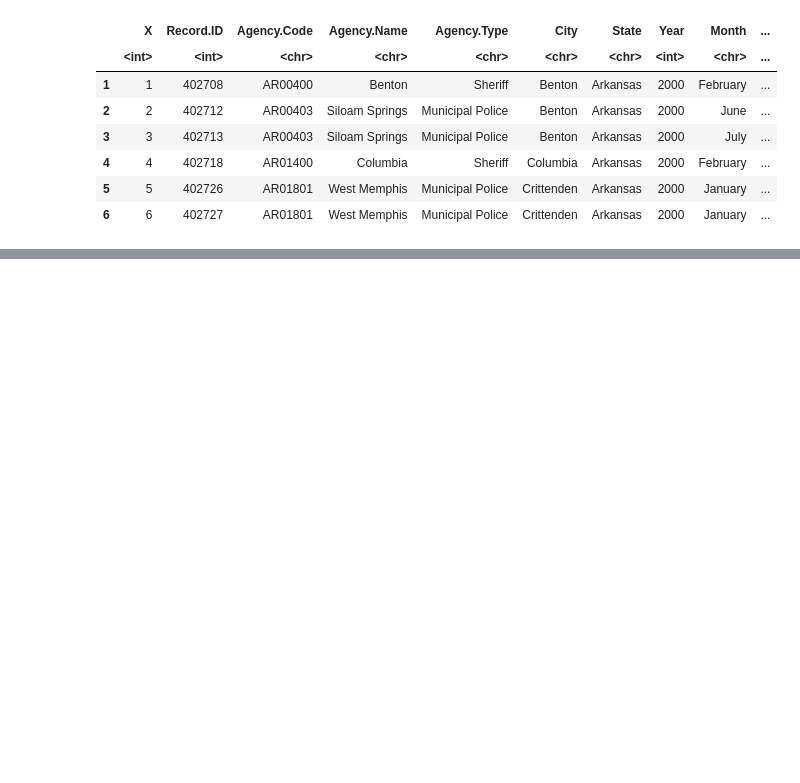
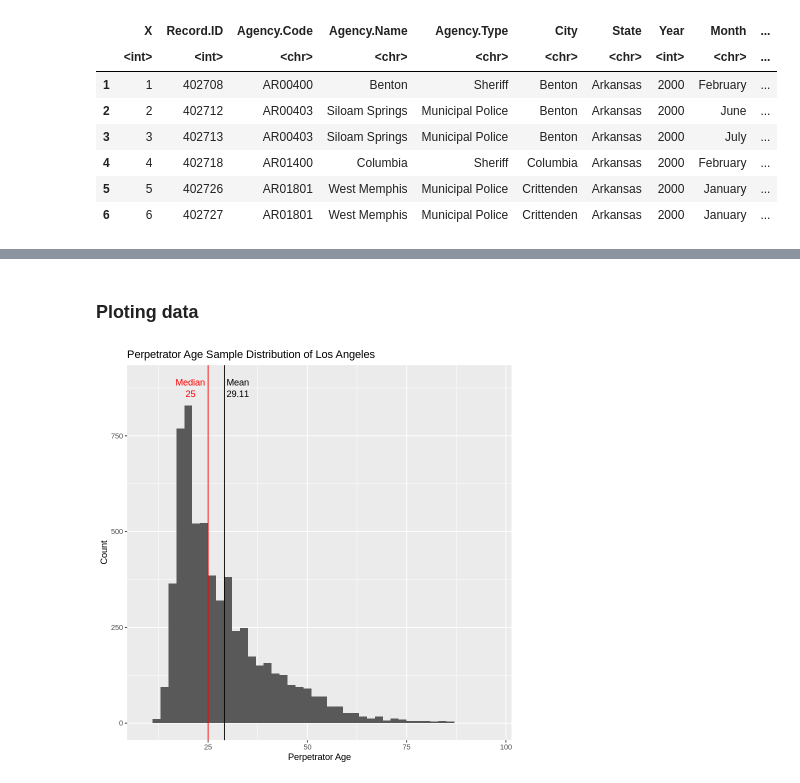
Before and after one commit to RaymondZhang20/DataAnalysis, a Jupyter notebook: Proposal.ipynb, the cells around one changed output, grey strips where cells are left out. Saved outputs shown, nothing was run; the diff lists cells and outputs as text; code cells hidden in the pictures; blank space fills up the shorter version.

```diff
--- a/Proposal.ipynb
+++ b/Proposal.ipynb
@@ -30,0 +72,17 @@ A data.frame: 6 × 25
+# %%
+clean_data <- data %>%
+    filter(!is.na(Victim.Age),!is.na(Perpetrator.Age), Victim.Age != 0, Perpetrator.Age != 0) %>%
+    select(-Record.ID:-Agency.Type, -State, -Incident, -Crime.Type, -Crime.Solved, -Victim.Sex, -Victim.Race:-Perpetrator.Sex,
+           -Perpetrator.Race:-Relationship, -Victim.Count:-Record.Source, -X)
+LA_data <- clean_data %>%
+    filter(City == "Los Angeles") %>%
+    select(-City)
+NY_data <- clean_data %>%
+    filter(City == "New York") %>%
+    select(-City)
+head(LA_data)
+print("Los Angeles data population: ")
+nrow(LA_data)
+head(NY_data)
+print("New York data population: ")
+nrow(NY_data)
@@ -30,0 +112,22 @@ A data.frame: 6 × 25
+# %% [markdown]
+### Ploting data
+# %%
+LA_p_age_mean <- LA_data %>%
+    summarize(mean = mean(Perpetrator.Age)) %>%
+    pull()
+LA_p_age_median <- LA_data %>%
+    summarize(median = median(Perpetrator.Age)) %>%
+    pull()
+LA_p_age_sample_dist <- LA_data %>%
+    ggplot(aes(x = Perpetrator.Age)) +
+    geom_histogram(binwidth = 2) +
+    geom_vline(xintercept = LA_p_age_mean) +
+    annotate("text", x = 32.5, y = 890, label = "Mean") +
+    annotate("text", x = 32.5, y = 860, label = round(LA_p_age_mean, 2)) +
+    geom_vline(xintercept = LA_p_age_median, color = "red") +
+    annotate("text", x = 20.5, y = 890, label = "Median", color = "red") +
+    annotate("text", x = 20.5, y = 860, label = round(LA_p_age_median, 2), color = "red") +
+    labs(x = "Perpetrator Age", title = "Perpetrator Age Sample Distribution of Los Angeles", y = "Count")
+LA_p_age_sample_dist
+# %% [output]
+[figure, added]
```
Also changed, not shown: parts of 16 cells of this notebook.
